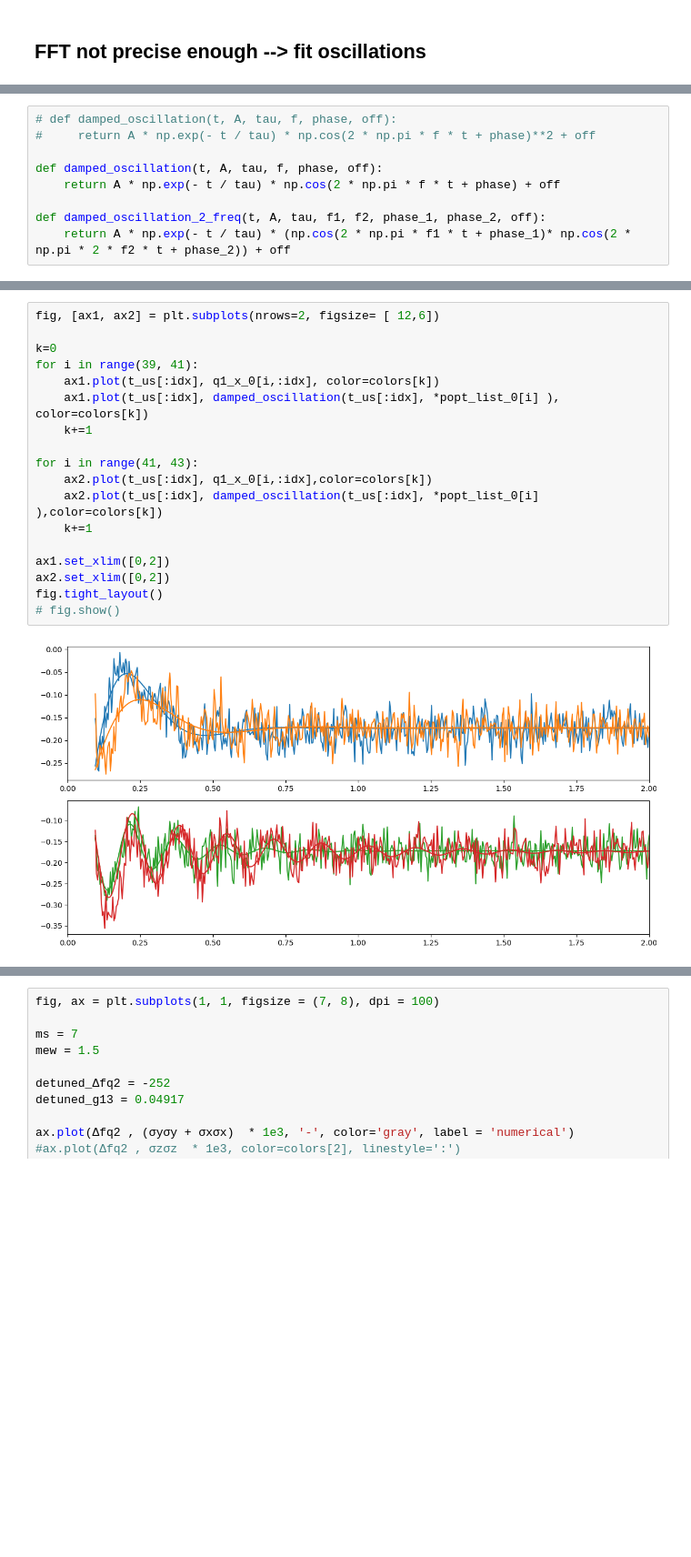
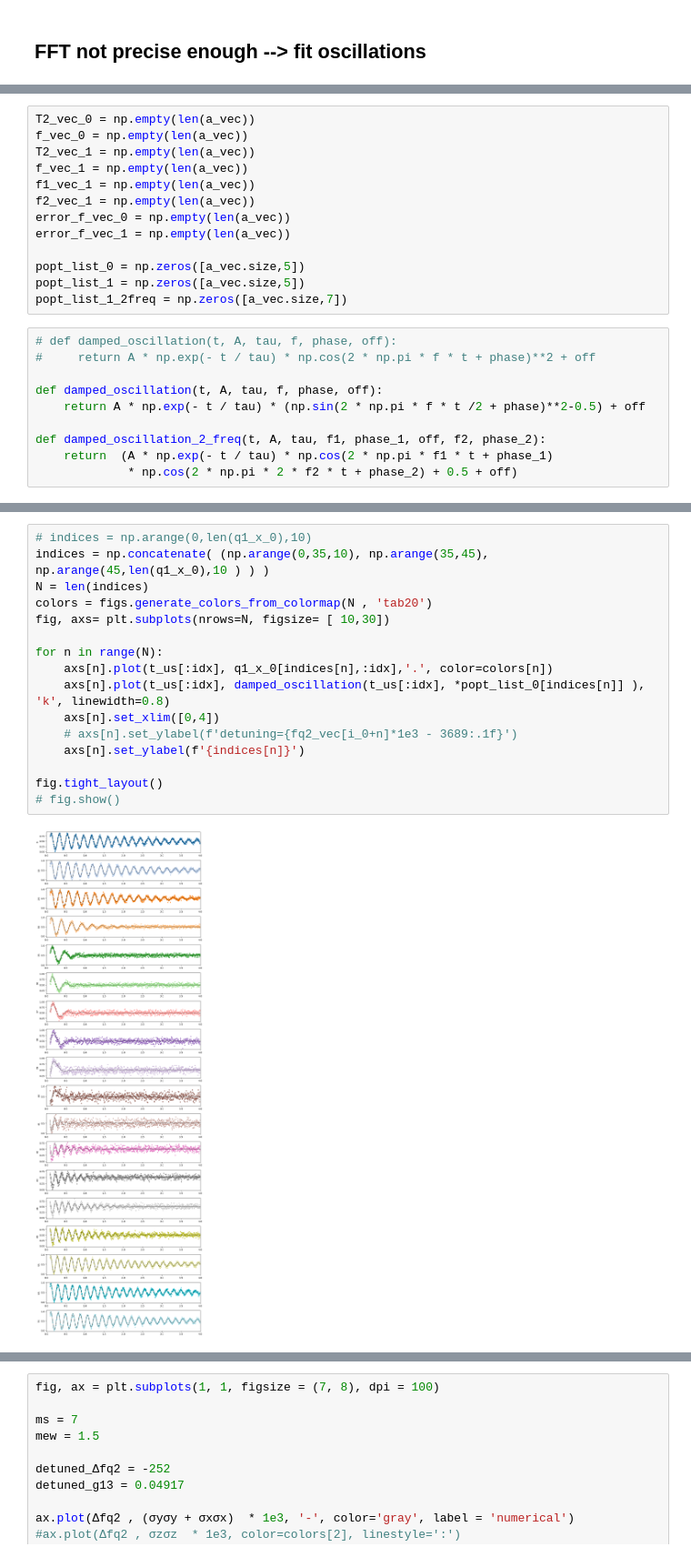
Before and after one commit to GabrielJauma/tunable-capacitive-coupling-flux-qubits, a Jupyter notebook: KIT/Experiments/ZZ Ramsey measurement.ipynb, the cells around one changed output, grey strips where cells are left out. Shown at 91% size. Drawn from its saved outputs; the diff is of its cells as text; blank space fills up the shorter version.

```diff
--- a/KIT/Experiments/ZZ Ramsey measurement.ipynb
+++ b/KIT/Experiments/ZZ Ramsey measurement.ipynb
@@ -439,9 +460,23 @@ with open(data_dir + r'/zz_Ramsey_q1_y_1.pkl', 'rb') as f:
+# %%
+T2_vec_0 = np.empty(len(a_vec))
+f_vec_0 = np.empty(len(a_vec))
+T2_vec_1 = np.empty(len(a_vec))
+f_vec_1 = np.empty(len(a_vec))
+f1_vec_1 = np.empty(len(a_vec))
+f2_vec_1 = np.empty(len(a_vec))
+error_f_vec_0 = np.empty(len(a_vec))
+error_f_vec_1 = np.empty(len(a_vec))
+
+popt_list_0 = np.zeros([a_vec.size,5])
+popt_list_1 = np.zeros([a_vec.size,5])
+popt_list_1_2freq = np.zeros([a_vec.size,7])
 # %%
 # def damped_oscillation(t, A, tau, f, phase, off):
 #     return A * np.exp(- t / tau) * np.cos(2 * np.pi * f * t + phase)**2 + off
 
 def damped_oscillation(t, A, tau, f, phase, off):
-    return A * np.exp(- t / tau) * np.cos(2 * np.pi * f * t + phase) + off
+    return A * np.exp(- t / tau) * (np.sin(2 * np.pi * f * t /2 + phase)**2-0.5) + off
 
-def damped_oscillation_2_freq(t, A, tau, f1, f2, phase_1, phase_2, off):
-    return A * np.exp(- t / tau) * (np.cos(2 * np.pi * f1 * t + phase_1)* np.cos(2 * np.pi * 2 * f2 * t + phase_2)) + off
+def damped_oscillation_2_freq(t, A, tau, f1, phase_1, off, f2, phase_2):
+    return  (A * np.exp(- t / tau) * np.cos(2 * np.pi * f1 * t + phase_1)
+             * np.cos(2 * np.pi * 2 * f2 * t + phase_2) + 0.5 + off)
@@ -506,20 +523,18 @@ colors = figs.generate_colors_from_colormap(10, 'tab10')
 # %%
-fig, [ax1, ax2] = plt.subplots(nrows=2, figsize= [ 12,6])
+# indices = np.arange(0,len(q1_x_0),10)
+indices = np.concatenate( (np.arange(0,35,10), np.arange(35,45), np.arange(45,len(q1_x_0),10 ) ) )
+N = len(indices)
+colors = figs.generate_colors_from_colormap(N , 'tab20')
+fig, axs= plt.subplots(nrows=N, figsize= [ 10,30])
 
-k=0
-for i in range(39, 41):
-    ax1.plot(t_us[:idx], q1_x_0[i,:idx], color=colors[k])
-    ax1.plot(t_us[:idx], damped_oscillation(t_us[:idx], *popt_list_0[i] ), color=colors[k])
-    k+=1
+for n in range(N):
+    axs[n].plot(t_us[:idx], q1_x_0[indices[n],:idx],'.', color=colors[n])
+    axs[n].plot(t_us[:idx], damped_oscillation(t_us[:idx], *popt_list_0[indices[n]] ), 'k', linewidth=0.8)
+    axs[n].set_xlim([0,4])
+    # axs[n].set_ylabel(f'detuning={fq2_vec[i_0+n]*1e3 - 3689:.1f}')
+    axs[n].set_ylabel(f'{indices[n]}')
 
-for i in range(41, 43):
-    ax2.plot(t_us[:idx], q1_x_0[i,:idx],color=colors[k])
-    ax2.plot(t_us[:idx], damped_oscillation(t_us[:idx], *popt_list_0[i] ),color=colors[k])
-    k+=1
-
-ax1.set_xlim([0,2])
-ax2.set_xlim([0,2])
 fig.tight_layout()
 # fig.show()
 # %% [output]
-[figure, old version]
+[figure, new version]
```
Also changed, not shown: parts of 30 cells of this notebook, 1 other file.
